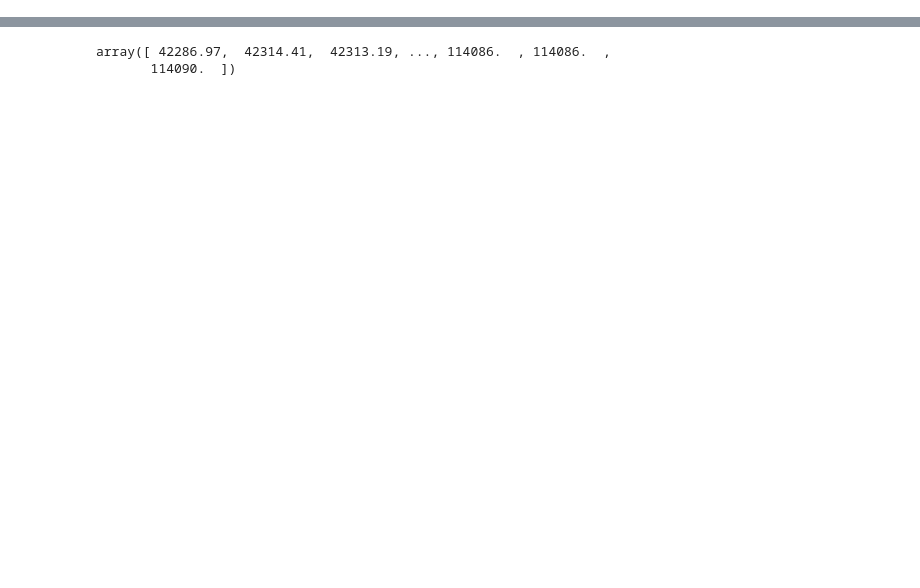
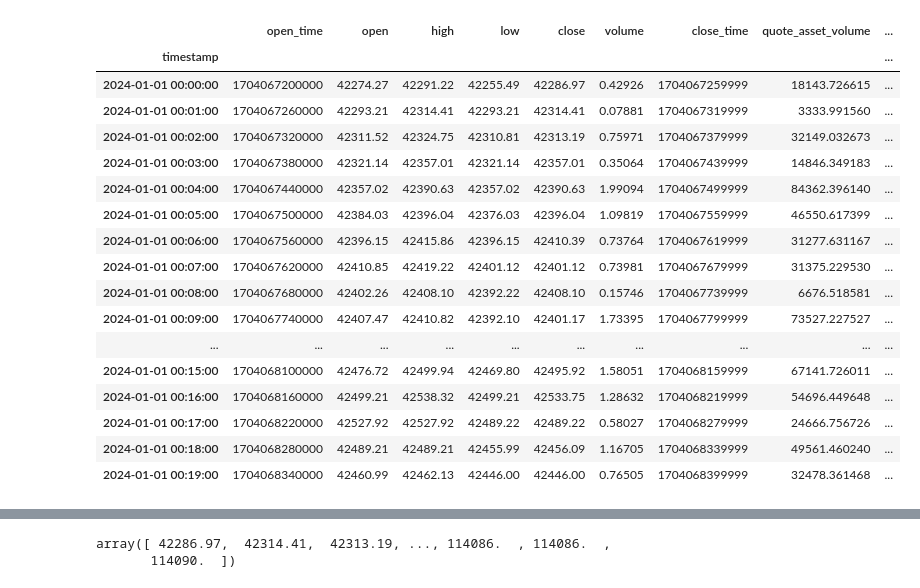
Before and after one commit to Upower4S/cryptoReturnPrediction, a Jupyter notebook: randomSig.ipynb, the cells around one changed output, grey strips where cells are left out. Cells and saved outputs as stored; diff of their text form; code cells hidden in the pictures; blank space fills up the shorter version.

```diff
--- a/randomSig.ipynb
+++ b/randomSig.ipynb
@@ -8,6 +8,7 @@ from sklearn.preprocessing import StandardScaler
 btc_df = pd.read_csv('BTCUSDC-1m-2years.csv')
 btc_df['timestamp'] = pd.to_datetime(btc_df['timestamp'],dayfirst=True )
 btc_df.set_index('timestamp', inplace=True)
+btc_df = btc_df.sort_index()
 # %%
 import numpy as np
 from sklearn.linear_model import RidgeClassifier
@@ -91,3 +93,24 @@ class RandomizedSignatureDrift:
         print('percentage of 1 in y true: ', sum(y_true>0)/len(y_true))
 
         return ascore, y_true, predictions
+# %%
+btc_df.iloc[0:20]
+# %% [output]
+|  | open_time | open | high | low | close | volume | close_time | quote_asset_volume | ... |
+| timestamp |  |  |  |  |  |  |  |  | ... |
+| 2024-01-01 00:00:00 | 1704067200000 | 42274.27 | 42291.22 | 42255.49 | 42286.97 | 0.42926 | 1704067259999 | 18143.726615 | ... |
+| 2024-01-01 00:01:00 | 1704067260000 | 42293.21 | 42314.41 | 42293.21 | 42314.41 | 0.07881 | 1704067319999 | 3333.991560 | ... |
+| 2024-01-01 00:02:00 | 1704067320000 | 42311.52 | 42324.75 | 42310.81 | 42313.19 | 0.75971 | 1704067379999 | 32149.032673 | ... |
+| 2024-01-01 00:03:00 | 1704067380000 | 42321.14 | 42357.01 | 42321.14 | 42357.01 | 0.35064 | 1704067439999 | 14846.349183 | ... |
+| 2024-01-01 00:04:00 | 1704067440000 | 42357.02 | 42390.63 | 42357.02 | 42390.63 | 1.99094 | 1704067499999 | 84362.396140 | ... |
+| 2024-01-01 00:05:00 | 1704067500000 | 42384.03 | 42396.04 | 42376.03 | 42396.04 | 1.09819 | 1704067559999 | 46550.617399 | ... |
+| 2024-01-01 00:06:00 | 1704067560000 | 42396.15 | 42415.86 | 42396.15 | 42410.39 | 0.73764 | 1704067619999 | 31277.631167 | ... |
+| 2024-01-01 00:07:00 | 1704067620000 | 42410.85 | 42419.22 | 42401.12 | 42401.12 | 0.73981 | 1704067679999 | 31375.229530 | ... |
+| 2024-01-01 00:08:00 | 1704067680000 | 42402.26 | 42408.10 | 42392.22 | 42408.10 | 0.15746 | 1704067739999 | 6676.518581 | ... |
+| 2024-01-01 00:09:00 | 1704067740000 | 42407.47 | 42410.82 | 42392.10 | 42401.17 | 1.73395 | 1704067799999 | 73527.227527 | ... |
+| ... | ... | ... | ... | ... | ... | ... | ... | ... | ... |
+| 2024-01-01 00:15:00 | 1704068100000 | 42476.72 | 42499.94 | 42469.80 | 42495.92 | 1.58051 | 1704068159999 | 67141.726011 | ... |
+| 2024-01-01 00:16:00 | 1704068160000 | 42499.21 | 42538.32 | 42499.21 | 42533.75 | 1.28632 | 1704068219999 | 54696.449648 | ... |
+| 2024-01-01 00:17:00 | 1704068220000 | 42527.92 | 42527.92 | 42489.22 | 42489.22 | 0.58027 | 1704068279999 | 24666.756726 | ... |
+| 2024-01-01 00:18:00 | 1704068280000 | 42489.21 | 42489.21 | 42455.99 | 42456.09 | 1.16705 | 1704068339999 | 49561.460240 | ... |
+| 2024-01-01 00:19:00 | 1704068340000 | 42460.99 | 42462.13 | 42446.00 | 42446.00 | 0.76505 | 1704068399999 | 32478.361468 | ... |
```
Also changed, not shown: parts of 3 cells of this notebook.
